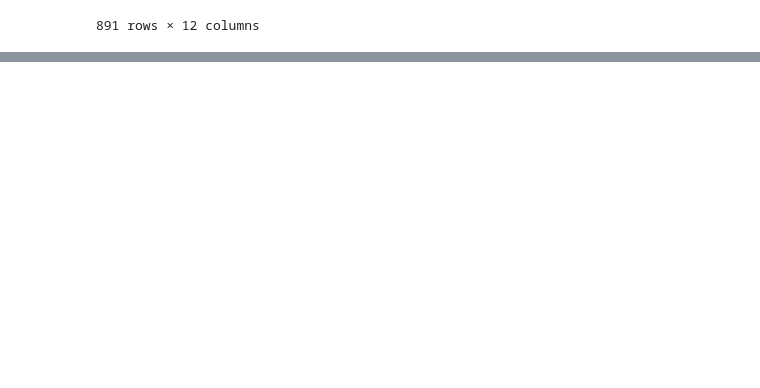
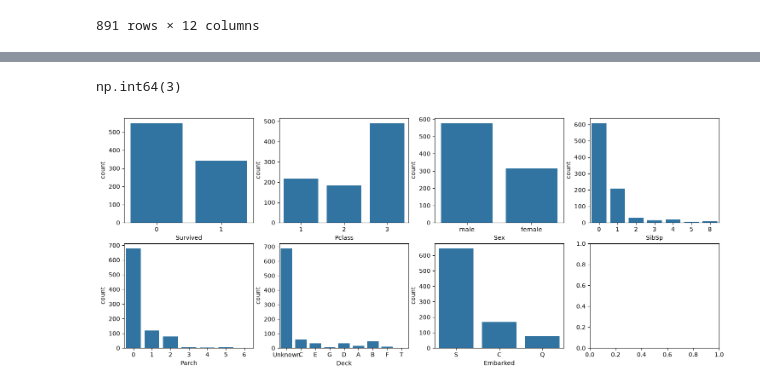
Before and after one commit to kh4beep/Titanic, a Jupyter notebook: draft.ipynb, the cells around one changed output, grey strips where cells are left out. Cells and saved outputs as stored; diff of their text form; code cells hidden in the pictures; blank space fills up the shorter version.

```diff
--- a/draft.ipynb
+++ b/draft.ipynb
@@ -48,0 +112,14 @@ for key, value in tqdm(a.items(), total=200):
+# %%
+def get_deck(cabin):
+    if type(cabin) == float:
+        return 'Unknown'
+    parts = cabin.split()
+    if len(parts) == 1:
+        return cabin[0]
+    for part in parts:
+        if len(part) > 1:
+            return part[0]
+    return 'Unknown'
+
+df['Deck'] = df.Cabin.apply(get_deck)
+df.head(2)
@@ -48,0 +130,4 @@ for key, value in tqdm(a.items(), total=200):
+# %%
+df['Surname'] = df.Name.apply(lambda x: x[:x.find(',')])
+df['Title'] = df.Name.apply(lambda x: x[x.find(',')+2:x.find('.')])
+df.head(2)
@@ -48,0 +138,3 @@ for key, value in tqdm(a.items(), total=200):
+# %%
+df['IsGroupTicket'] = (df.groupby('Ticket')['PassengerId'].transform('count') > 1).astype(int)
+df.head(2)
@@ -48,0 +145,17 @@ for key, value in tqdm(a.items(), total=200):
+# %%
+(df.nunique() == 2).sum()
+# %% [output]
+np.int64(3)
+# %%
+fig, axes = plt.subplots(2, 4, figsize=(18, 7))
+sns.countplot(df, ax=axes[0, 0],  x='Survived')
+sns.countplot(df, ax=axes[0, 1],  x='Pclass')
+sns.countplot(df, ax=axes[0, 2],  x='Sex')
+sns.countplot(df, ax=axes[0, 3],  x='SibSp')
+sns.countplot(df, ax=axes[1, 0],  x='Parch')
+sns.countplot(df, ax=axes[1, 1],  x='Deck')
+sns.countplot(df, ax=axes[1, 2],  x='Embarked')
+
+plt.show()
+# %% [output]
+[figure, added]
```
Also changed, not shown: parts of 16 cells of this notebook, 11 other files.
